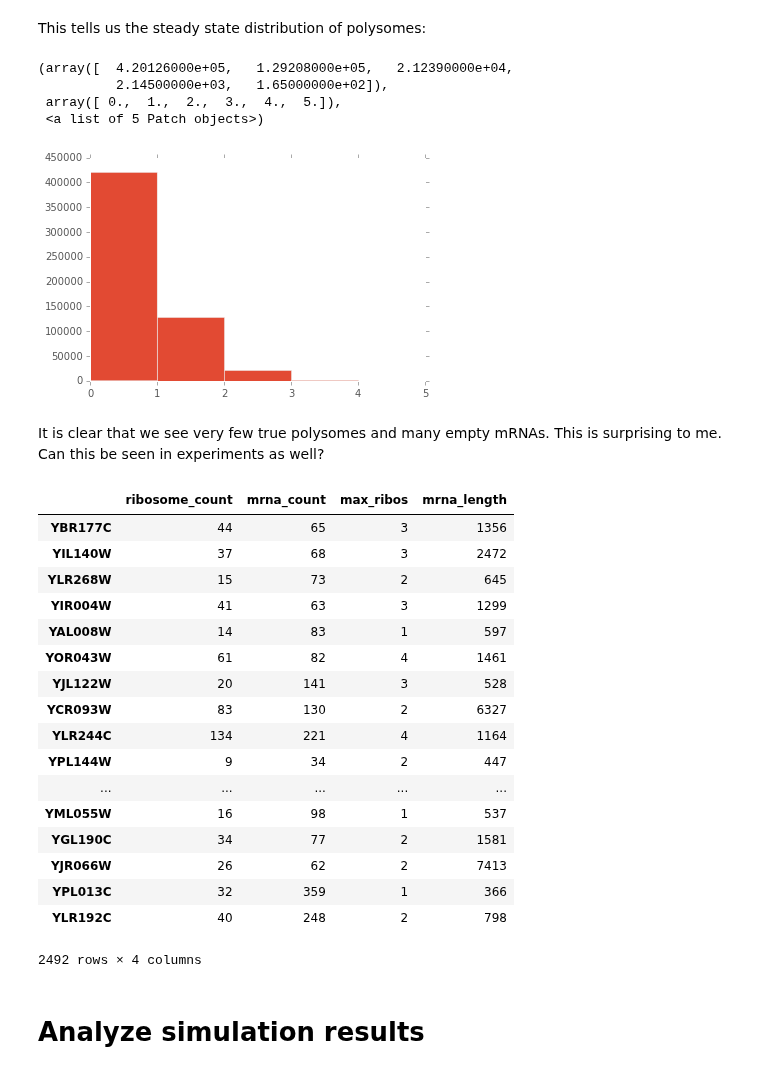
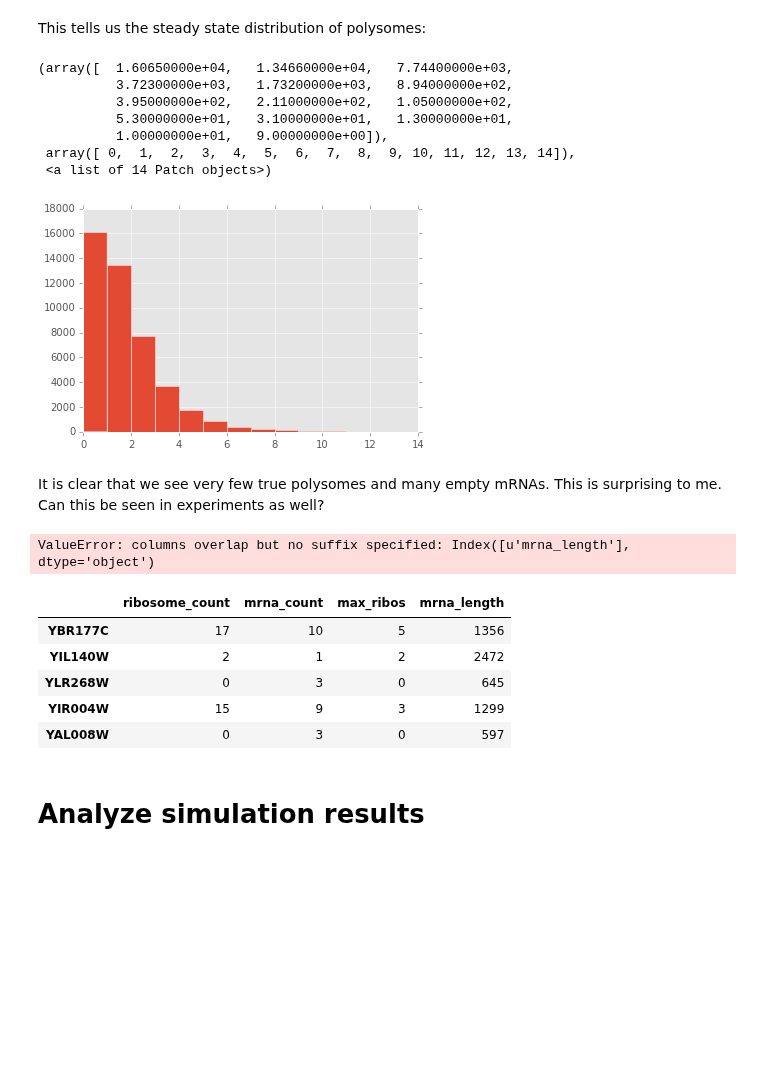
Before and after one commit to gittenberg/TRSL, a Jupyter notebook: workbooks/polysome_results.ipynb, the cells around one changed output. Saved outputs shown, nothing was run; the diff lists cells and outputs as text; code cells hidden in the pictures; blank space fills up the shorter version.

```diff
--- a/workbooks/polysome_results.ipynb
+++ b/workbooks/polysome_results.ipynb
@@ -15,7 +17,7 @@ Load the steady state and the run-off state after glucose starvation.
 # %%
-steady = pkl.load(open("../results/steady_state_20150701_2026_0089s.p", "rb"))
+steady = pkl.load(open("../results/steady_state_20150707_1229_1999s.p", "rb"))
 plot_polysome_histograms(steady, subset=("YJL124C","YHL015W"))
-run_off = pkl.load(open("../results/glucose_starvation_after_steady_20150701_2027_0009s.p", "rb"))
+run_off = pkl.load(open("../results/glucose_starvation_after_steady_20150707_1230_0599s.p", "rb"))
 plot_polysome_histograms(run_off, subset=("YJL124C","YHL015W"))
 plt.show()
 # %% [output]
@@ -51,38 +53,31 @@ This tells us the steady state distribution of polysomes:
 # %%
 import itertools
 ribos_per_mrna = list(itertools.chain.from_iterable(steady_ribos.values()))
-plt.hist(ribos_per_mrna, bins=5)
+plt.hist(ribos_per_mrna, bins=range(15))
 # %% [output]
-(array([  4.20126000e+05,   1.29208000e+05,   2.12390000e+04,
-          2.14500000e+03,   1.65000000e+02]),
- array([ 0.,  1.,  2.,  3.,  4.,  5.]),
- <a list of 5 Patch objects>)
+(array([  1.60650000e+04,   1.34660000e+04,   7.74400000e+03,
+          3.72300000e+03,   1.73200000e+03,   8.94000000e+02,
+          3.95000000e+02,   2.11000000e+02,   1.05000000e+02,
+          5.30000000e+01,   3.10000000e+01,   1.30000000e+01,
+          1.00000000e+01,   9.00000000e+00]),
+ array([ 0,  1,  2,  3,  4,  5,  6,  7,  8,  9, 10, 11, 12, 13, 14]),
+ <a list of 14 Patch objects>)
-[figure, old version]
+[figure, new version]
 # %% [markdown]
 It is clear that we see very few true polysomes and many empty mRNAs. This is surprising to me. Can this be seen in experiments as well?
 # %%
 results = results.join(mrna_length)
+# %% [output]
+ValueError: columns overlap but no suffix specified: Index([u'mrna_length'], dtype='object')
 # %%
-results
+results.head()
 # %% [output]
 |  | ribosome_count | mrna_count | max_ribos | mrna_length |
-| YBR177C | 44 | 65 | 3 | 1356 |
-| YIL140W | 37 | 68 | 3 | 2472 |
-| YLR268W | 15 | 73 | 2 | 645 |
-| YIR004W | 41 | 63 | 3 | 1299 |
-| YAL008W | 14 | 83 | 1 | 597 |
-| YOR043W | 61 | 82 | 4 | 1461 |
-| YJL122W | 20 | 141 | 3 | 528 |
-| YCR093W | 83 | 130 | 2 | 6327 |
-| YLR244C | 134 | 221 | 4 | 1164 |
-| YPL144W | 9 | 34 | 2 | 447 |
-| ... | ... | ... | ... | ... |
-| YML055W | 16 | 98 | 1 | 537 |
-| YGL190C | 34 | 77 | 2 | 1581 |
-| YJR066W | 26 | 62 | 2 | 7413 |
-| YPL013C | 32 | 359 | 1 | 366 |
-| YLR192C | 40 | 248 | 2 | 798 |
+| YBR177C | 17 | 10 | 5 | 1356 |
+| YIL140W | 2 | 1 | 2 | 2472 |
+| YLR268W | 0 | 3 | 0 | 645 |
+| YIR004W | 15 | 9 | 3 | 1299 |
+| YAL008W | 0 | 3 | 0 | 597 |
-2492 rows × 4 columns
 # %% [markdown]
 # Analyze simulation results
 # %% [markdown]
```
Also changed, not shown: parts of 29 cells of this notebook, 4 other files.
